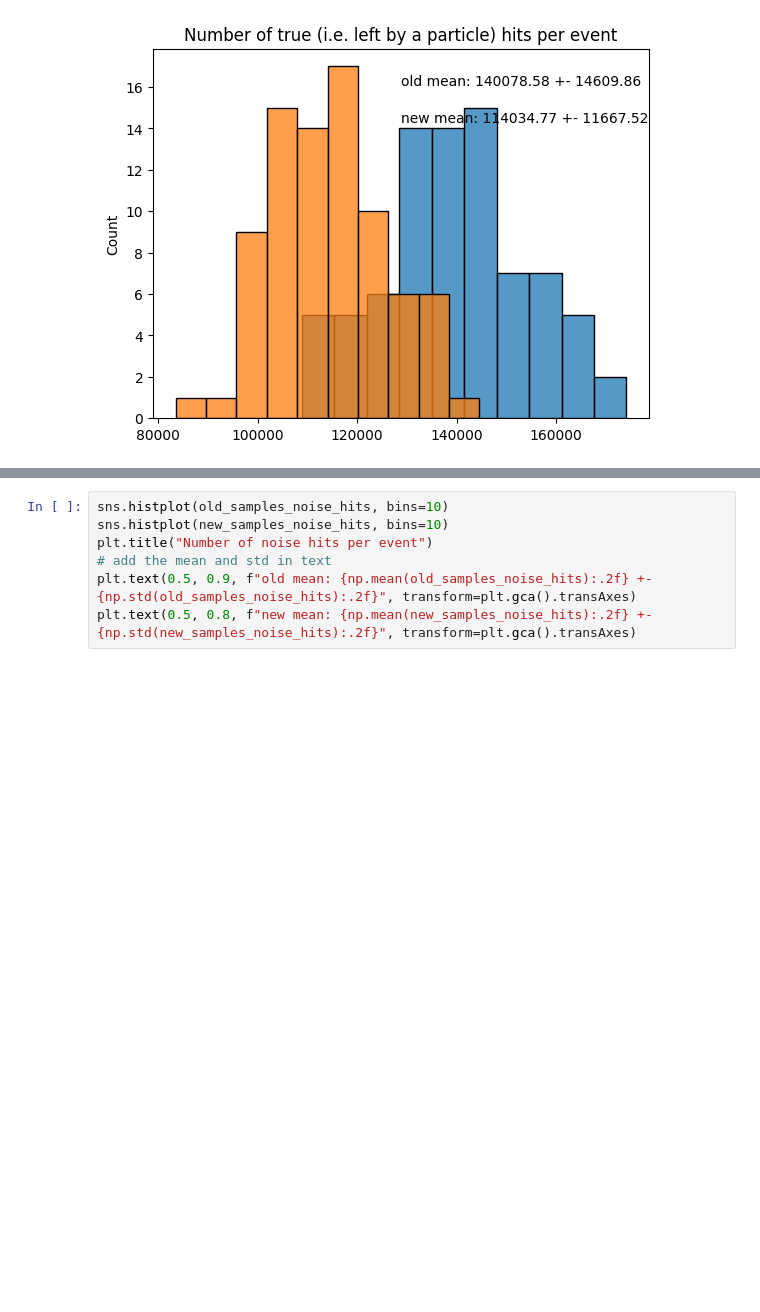
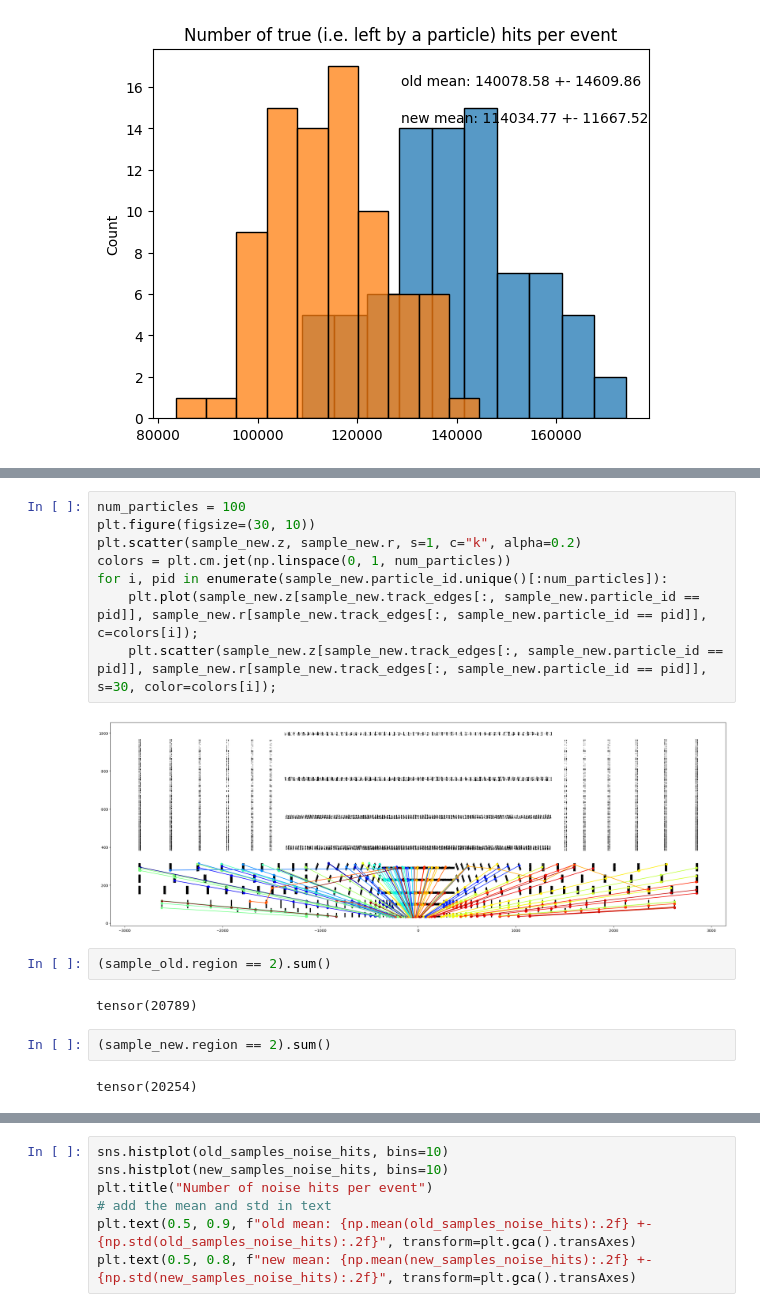
Before and after one commit to GNN4ITkTeam/CommonFramework, a Jupyter notebook: notebooks/testing/6-DM-NewSampleExplore.ipynb, the cells around one changed output, grey strips where cells are left out. Saved outputs shown, nothing was run; the diff lists cells and outputs as text; blank space fills up the shorter version.

```diff
--- a/notebooks/testing/6-DM-NewSampleExplore.ipynb
+++ b/notebooks/testing/6-DM-NewSampleExplore.ipynb
@@ -216,0 +350,18 @@ Text(0.5, 0.8, 'new mean: 114034.77 +- 11667.52')
+# %%
+num_particles = 100
+plt.figure(figsize=(30, 10))
+plt.scatter(sample_new.z, sample_new.r, s=1, c="k", alpha=0.2)
+colors = plt.cm.jet(np.linspace(0, 1, num_particles))
+for i, pid in enumerate(sample_new.particle_id.unique()[:num_particles]):
+    plt.plot(sample_new.z[sample_new.track_edges[:, sample_new.particle_id == pid]], sample_new.r[sample_new.track_edges[:, sample_new.particle_id == pid]], c=colors[i]);
+    plt.scatter(sample_new.z[sample_new.track_edges[:, sample_new.particle_id == pid]], sample_new.r[sample_new.track_edges[:, sample_new.particle_id == pid]], s=30, color=colors[i]);
+# %% [output]
+[figure, added]
+# %%
+(sample_old.region == 2).sum()
+# %% [output]
+tensor(20789)
+# %%
+(sample_new.region == 2).sum()
+# %% [output]
+tensor(20254)
```
Also changed, not shown: parts of 58 cells of this notebook, 9 other files.
